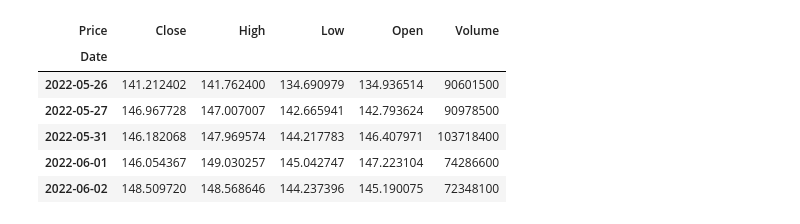
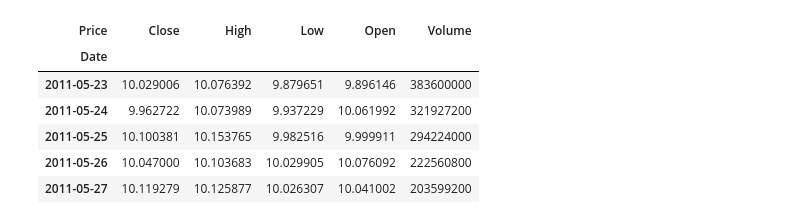
Before and after one commit to rufta-g20/week1-news-sentiment, a Jupyter notebook: notebooks/task2_finance.ipynb, the cells around one changed output. Saved outputs shown, nothing was run; the diff lists cells and outputs as text; code cells hidden in the pictures.

```diff
--- a/notebooks/task2_finance.ipynb
+++ b/notebooks/task2_finance.ipynb
@@ -22,19 +22,19 @@ import pynance as pn
 # %%
 # Cell 2 — Load stock data
 
 # Instantiate the StockAnalyzer class to load and analyze stock data
-appl_analyzer = StockAnalyzer(ticker="AAPL", start="2022-05-26", end="2024-12-30")
+appl_analyzer = StockAnalyzer(ticker="AAPL", start="2011-05-23", end="2020-06-11")
 # Access the DataFrame stored inside the class instance
 df_price = appl_analyzer.df
 df_price.head()
 # %% [output]
 | Price | Close | High | Low | Open | Volume |
 | Date |  |  |  |  |  |
-| 2022-05-26 | 141.212402 | 141.762400 | 134.690979 | 134.936514 | 90601500 |
-| 2022-05-27 | 146.967728 | 147.007007 | 142.665941 | 142.793624 | 90978500 |
-| 2022-05-31 | 146.182068 | 147.969574 | 144.217783 | 146.407971 | 103718400 |
-| 2022-06-01 | 146.054367 | 149.030257 | 145.042747 | 147.223104 | 74286600 |
-| 2022-06-02 | 148.509720 | 148.568646 | 144.237396 | 145.190075 | 72348100 |
+| 2011-05-23 | 10.029006 | 10.076392 | 9.879651 | 9.896146 | 383600000 |
+| 2011-05-24 | 9.962722 | 10.073989 | 9.937229 | 10.061992 | 321927200 |
+| 2011-05-25 | 10.100381 | 10.153765 | 9.982516 | 9.999911 | 294224000 |
+| 2011-05-26 | 10.047000 | 10.103683 | 10.029905 | 10.076092 | 222560800 |
+| 2011-05-27 | 10.119279 | 10.125877 | 10.026307 | 10.041002 | 203599200 |
 # %%
 # Cell 3 — Apply TA-Lib indicators\
 
```
Also changed, not shown: parts of 9 cells of this notebook, 3 other files.
